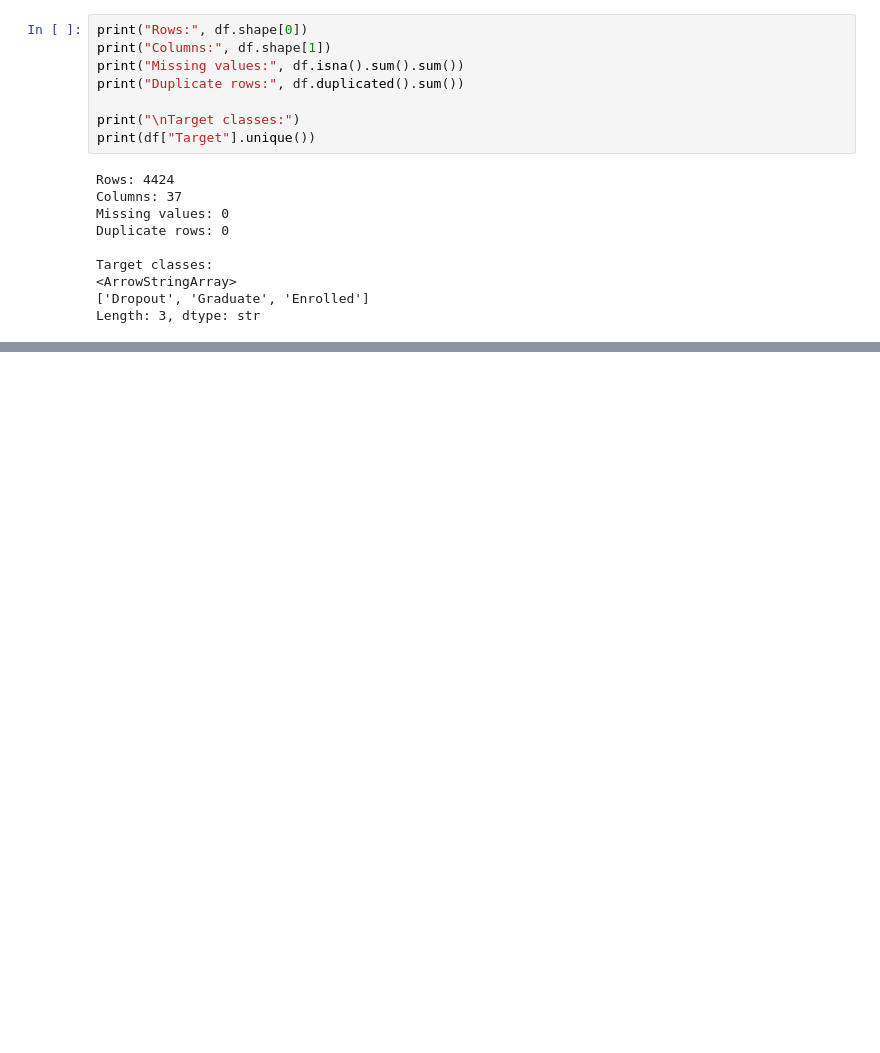
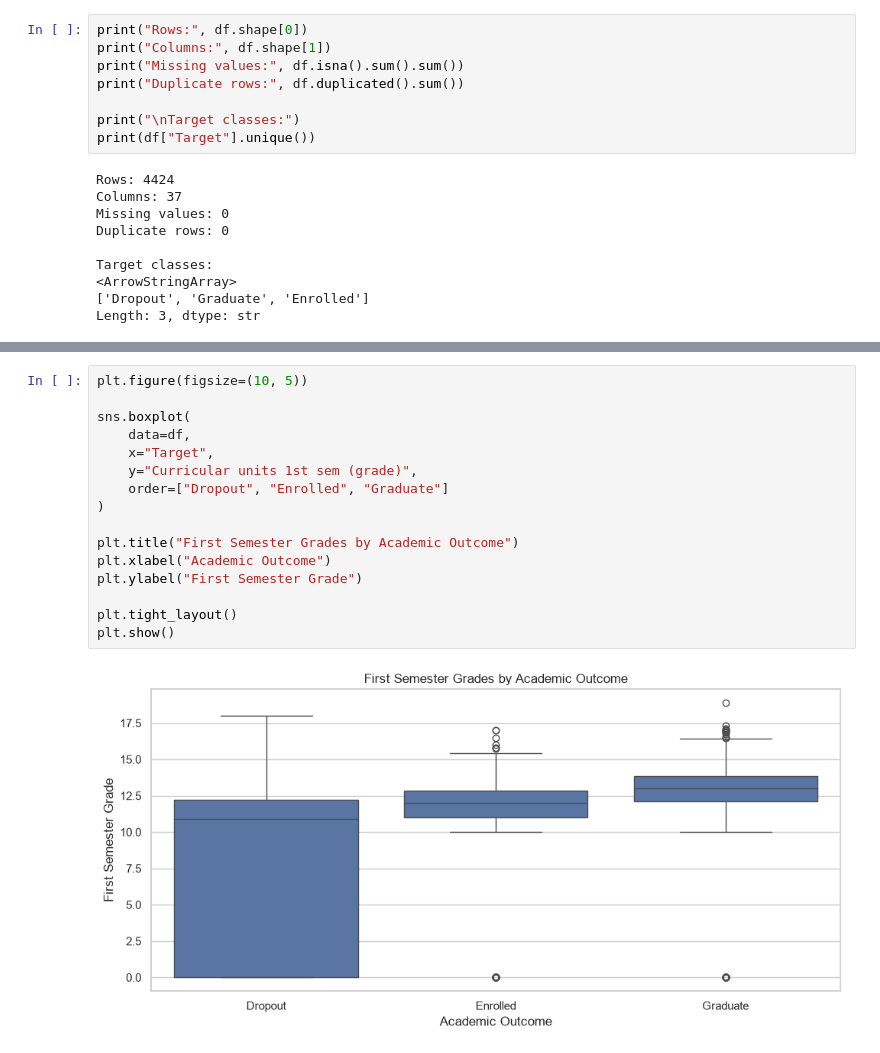
Before and after one commit to mrsegaexplains/IT5022_machine_learning_group_assignment, a Jupyter notebook: notebooks/01_data_exploration.ipynb, the cells around one changed output, grey strips where cells are left out. Saved outputs shown, nothing was run; the diff lists cells and outputs as text; blank space fills up the shorter version.

```diff
--- a/notebooks/01_data_exploration.ipynb
+++ b/notebooks/01_data_exploration.ipynb
@@ -197,0 +220,18 @@ Length: 3, dtype: str
+# %%
+plt.figure(figsize=(10, 5))
+
+sns.boxplot(
+    data=df,
+    x="Target",
+    y="Curricular units 1st sem (grade)",
+    order=["Dropout", "Enrolled", "Graduate"]
+)
+
+plt.title("First Semester Grades by Academic Outcome")
+plt.xlabel("Academic Outcome")
+plt.ylabel("First Semester Grade")
+
+plt.tight_layout()
+plt.show()
+# %% [output]
+[figure, added]
```
Also changed, not shown: parts of 2 cells of this notebook, 2 other files.
